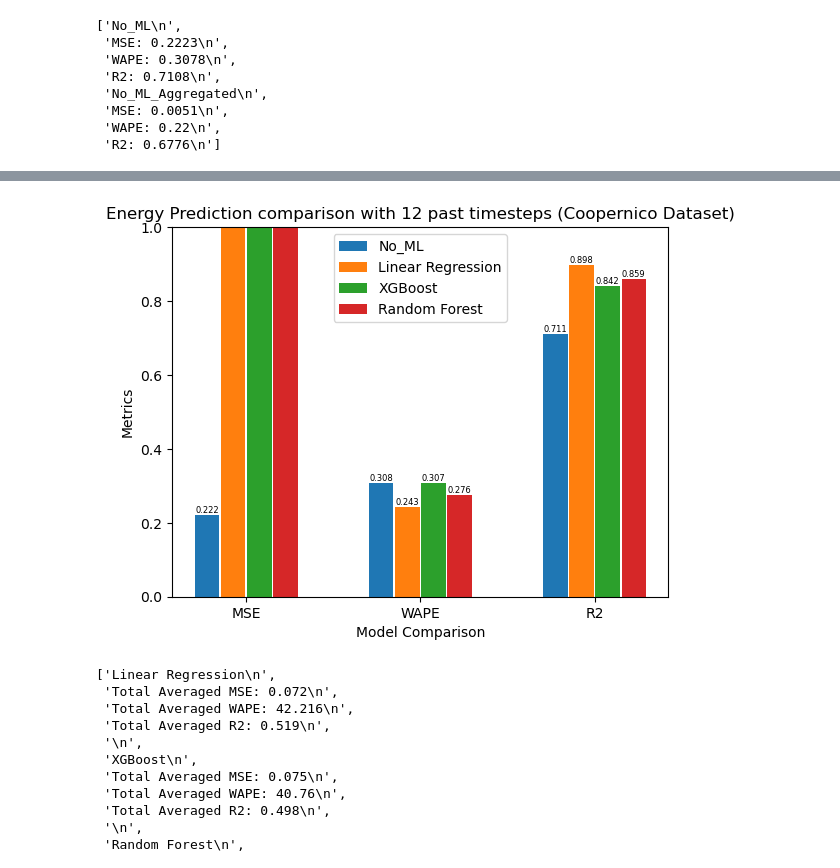
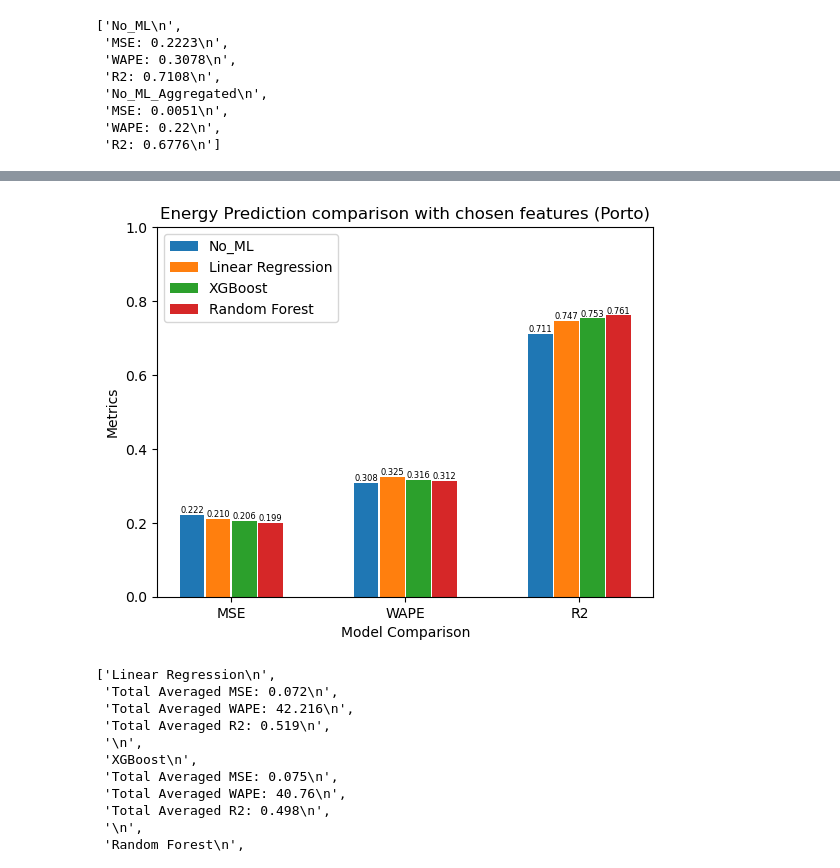
Before and after one commit to franciscomonteiro85/rec-energy-prediction-algorithm, a Jupyter notebook: Graphics.ipynb, the cells around one changed output, grey strips where cells are left out. Cells and saved outputs as stored; diff of their text form; code cells hidden in the pictures.

Commit message:
Added intersection of best features

```diff
--- a/Graphics.ipynb
+++ b/Graphics.ipynb
@@ -74,5 +68,0 @@ lines_porto
-# %%
-with open('gpu_logs/ensemble_porto_40best.txt') as f:
-    lines = f.readlines()
-lines_porto_40 = lines[-14:]
-lines_porto_40
@@ -94,5 +68,0 @@ lines_porto_40
-# %%
-with open('gpu_logs/shared_40best.txt') as f:
-    lines = f.readlines()
-lines_shared_40 = lines[-14:]
-lines_shared_40
@@ -114,5 +68,0 @@ lines_shared_40
-# %%
-with open('gpu_logs/coopernico_97.txt') as f:
-    lines = f.readlines()
-lines = lines[-14:]
-lines
@@ -137,0 +69,5 @@ show_graphic(lines_shared_40, lines_noml, "Energy Prediction comparison with 40
+# %%
+with open('gpu_logs/porto_chosen_features.txt') as f:
+    lines = f.readlines()
+lines_porto = lines[-14:]
+lines_porto
@@ -138,7 +89,7 @@ show_graphic(lines_shared_40, lines_noml, "Energy Prediction comparison with 40
 # %%
-show_graphic(lines, lines_noml, "Energy Prediction comparison with 12 past timesteps (Coopernico Dataset)", 'images/model_comparison_coopernico.png')
+show_graphic(lines_porto, lines_noml, "Energy Prediction comparison with chosen features (Porto)", 'images/model_comparison_chosen_features.png')
 # %% [output]
-[figure, old version]
+[figure, new version]
 # %%
 with open('gpu_logs/ensemble_our.txt') as f:
     lines_our = f.readlines()
```
Also changed, not shown: parts of 6 cells of this notebook, 8 other files.
